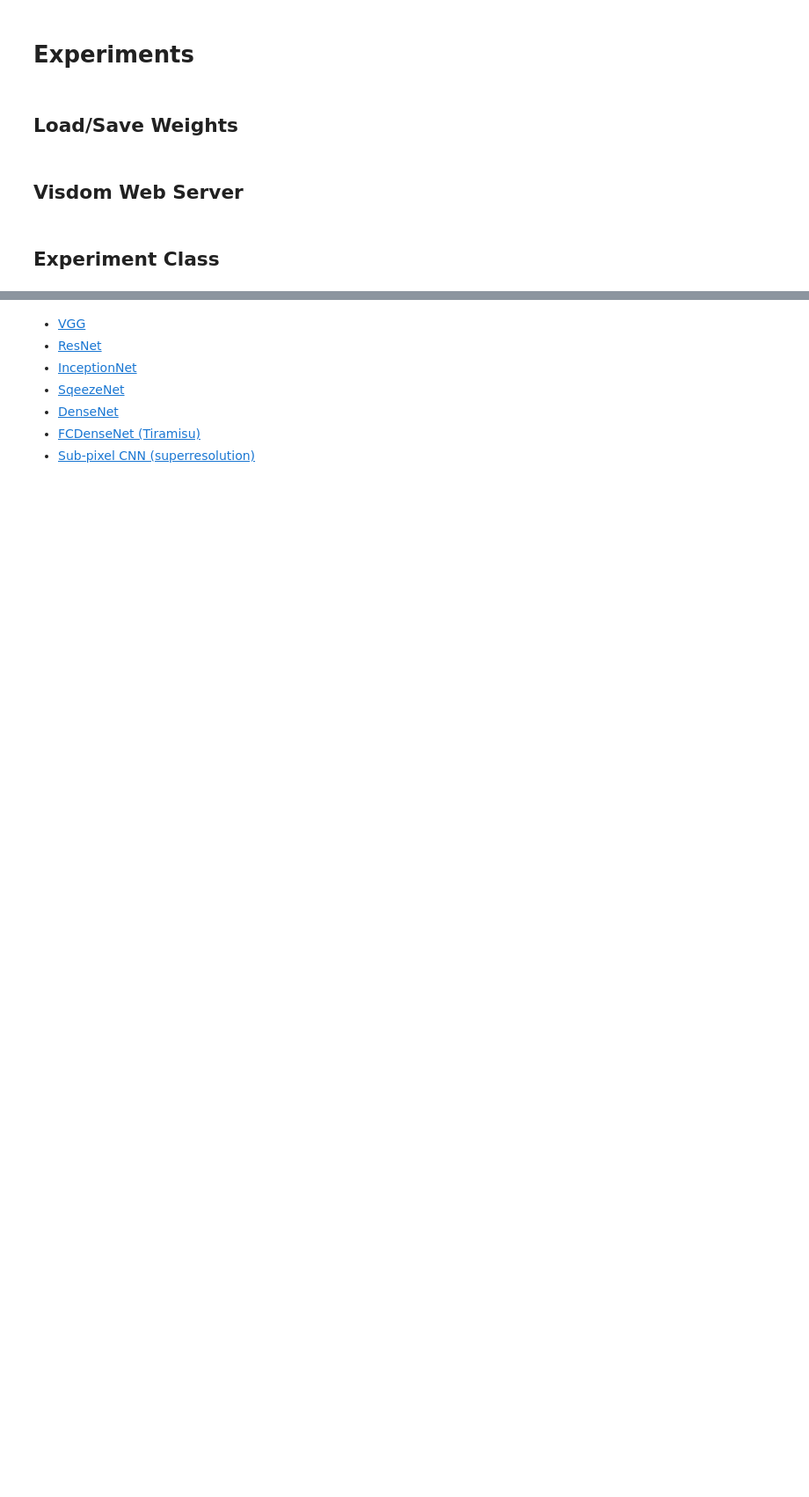
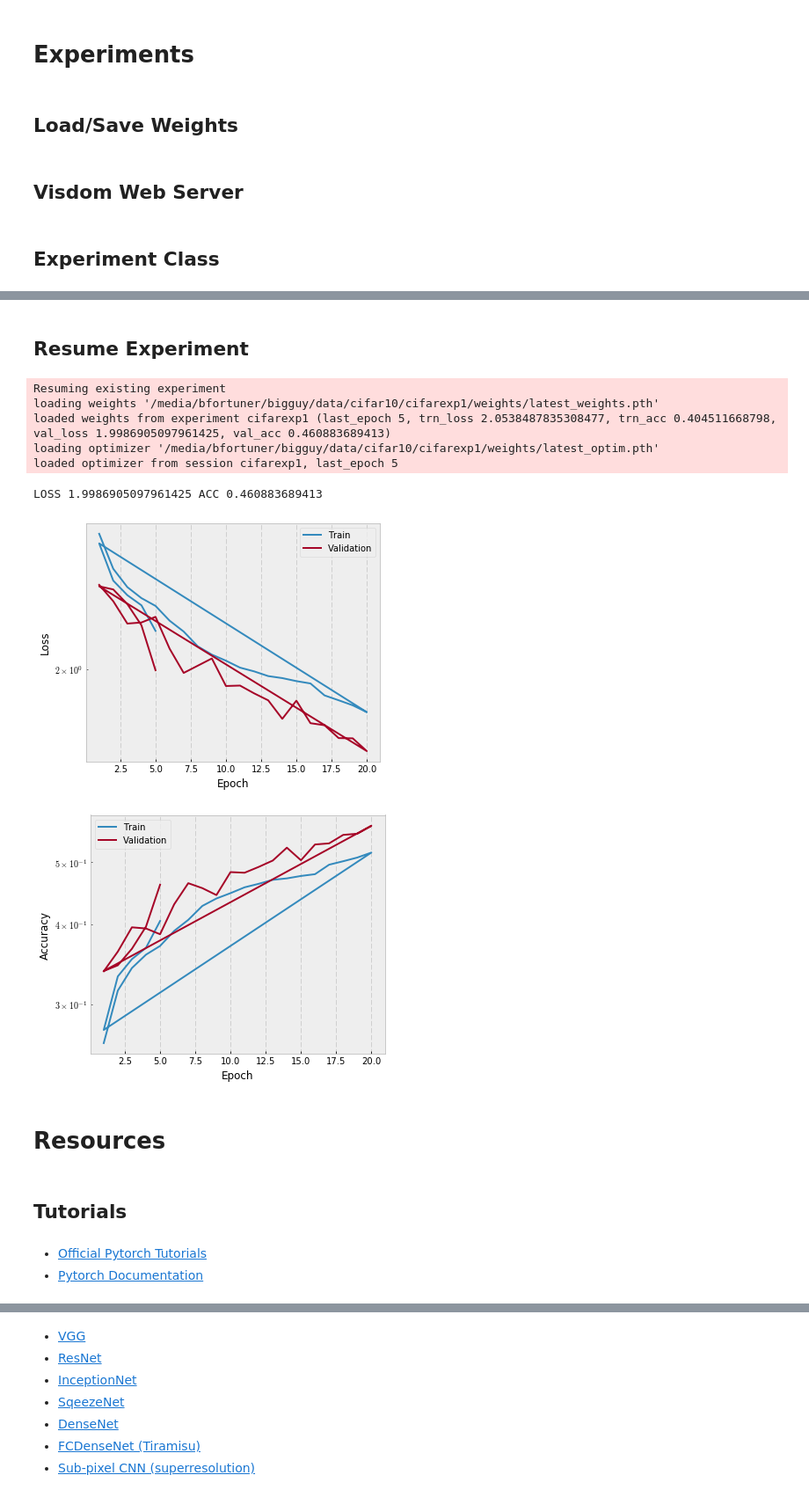
Before and after one commit to bfortuner/pytorch-cheatsheet, a Jupyter notebook: pytorch-cheatsheet.ipynb, the cells around one changed output, grey strips where cells are left out. Shown: that part at 88% size. Drawn from its saved outputs; the diff is of its cells as text; code cells hidden in the pictures; blank space fills up the shorter version.

```diff
--- a/pytorch-cheatsheet.ipynb
+++ b/pytorch-cheatsheet.ipynb
@@ -983,0 +1196,19 @@ Links To Pytorch Implementations of cool new models
+# %%
+N_EPOCHS = 5
+MAX_PATIENCE = 50
+LEARNING_RATE = 1e-4
+LR_DECAY = 0.995
+DECAY_LR_EVERY_N_EPOCHS = 1
+EXPERIMENT_NAME = 'cifarexp1'
+
+logger = get_logger(ch_log_level=logging.INFO, fh_log_level=logging.INFO)
+model = DeeperCNN(logger).cuda()
+criterion = nn.CrossEntropyLoss().cuda()
+optimizer = optim.Adam(model.parameters(), lr=LEARNING_RATE)
+
+print('  + Number of params: {}'.format(
+    sum([p.data.nelement() for p in model.parameters()])))
+exp = Experiment(EXPERIMENT_NAME, CIFAR10_PATH, logger)
+
+# Create New Experiment
+exp.init()
@@ -983,0 +1280,31 @@ Links To Pytorch Implementations of cool new models
+# %% [markdown]
+## Resume Experiment
+# %%
+logger = get_logger(ch_log_level=logging.INFO, fh_log_level=logging.INFO)
+model = DeeperCNN(logger).cuda()
+criterion = nn.CrossEntropyLoss().cuda()
+optimizer = optim.Adam(model.parameters(), lr=LEARNING_RATE)
+exp = Experiment(EXPERIMENT_NAME, CIFAR10_PATH, logger)
+
+#Load saved weights and optimizer
+model, optimizer = exp.resume(model, optimizer)
+
+loss,acc = test(model, cifar_test_loader, criterion, exp.epoch)
+print("LOSS",str(loss),"ACC",str(acc))
+exp.plot_and_save_history()
+# %% [output]
+Resuming existing experiment
+loading weights '/media/bfortuner/bigguy/data/cifar10/cifarexp1/weights/latest_weights.pth'
+loaded weights from experiment cifarexp1 (last_epoch 5, trn_loss 2.0538487835308477, trn_acc 0.404511668798, val_loss 1.9986905097961425, val_acc 0.460883689413)
+loading optimizer '/media/bfortuner/bigguy/data/cifar10/cifarexp1/weights/latest_optim.pth'
+loaded optimizer from session cifarexp1, last_epoch 5
+LOSS 1.9986905097961425 ACC 0.460883689413
+[figure, added]
+[figure, added]
+# %% [markdown]
+# Resources
+# %% [markdown]
+## Tutorials
+# %% [markdown]
+* [Official Pytorch Tutorials](http://pytorch.org/tutorials/)
+* [Pytorch Documentation](http://pytorch.org/docs)
```
Also changed, not shown: parts of 68 cells of this notebook.
